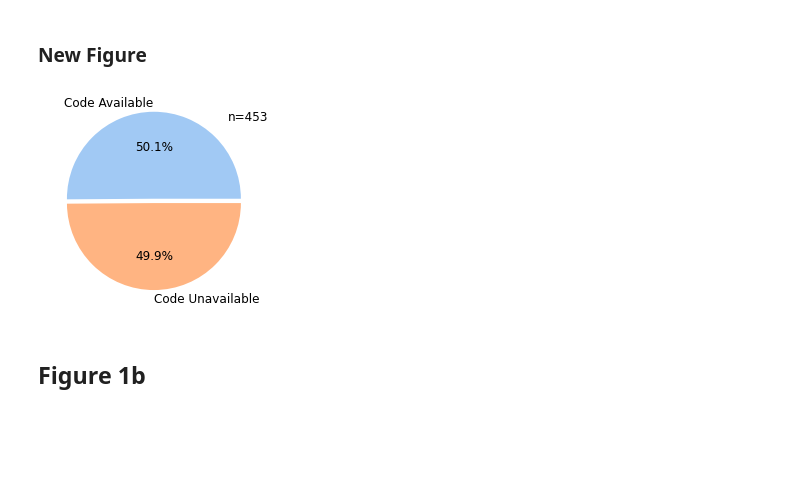
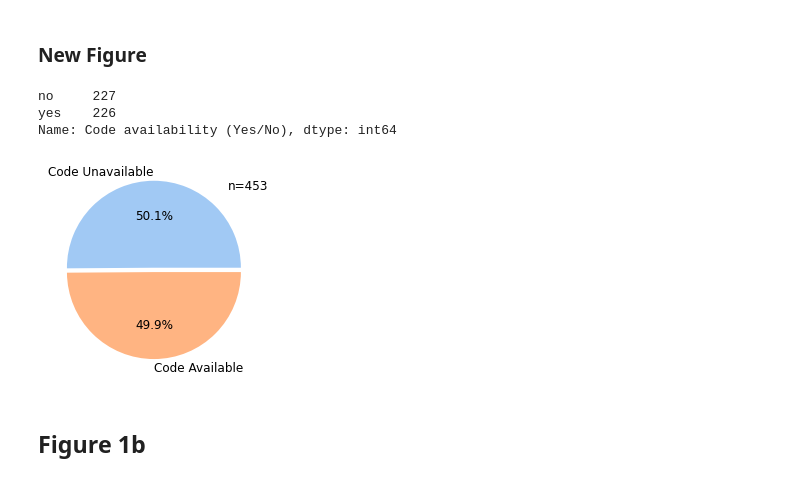
Before and after one commit to Mangul-Lab-USC/code-availability, a Jupyter notebook: notebooks/Figures.ipynb, the cells around one changed output. Cells and saved outputs as stored; diff of their text form; code cells hidden in the pictures; blank space fills up the shorter version.

```diff
--- a/notebooks/Figures.ipynb
+++ b/notebooks/Figures.ipynb
@@ -99,17 +99,23 @@ plt.show()
 [figure]
 # %% [markdown]
 ### New Figure
+# %%
+df['Code availability (Yes/No)'].value_counts()
+# %% [output]
+no     227
+yes    226
+Name: Code availability (Yes/No), dtype: int64
 # %%
 rcParams['font.family'] = 'sans-serif'
 colors=sns.color_palette('pastel')
 explode = (0.05, 0)
 textprops = {"fontsize":12}
-plt.pie(df['Code availability (Yes/No)'].value_counts(), explode=explode, labels=['Code Available','Code Unavailable'], colors=colors, autopct='%1.1f%%',textprops = textprops)
+plt.pie(df['Code availability (Yes/No)'].value_counts(), explode=explode, labels=['Code Unavailable','Code Available'], colors=colors, autopct='%1.1f%%',textprops = textprops)
 plt.text(0.85, 0.95, "n=453", fontsize=12)
 sns.despine()
 plt.show()
 # %% [output]
-[figure, old version]
+[figure, new version]
 # %% [markdown]
 ## Figure 1b
 # %% [markdown]
```
Also changed, not shown: parts of 16 cells of this notebook, 4 other files.
